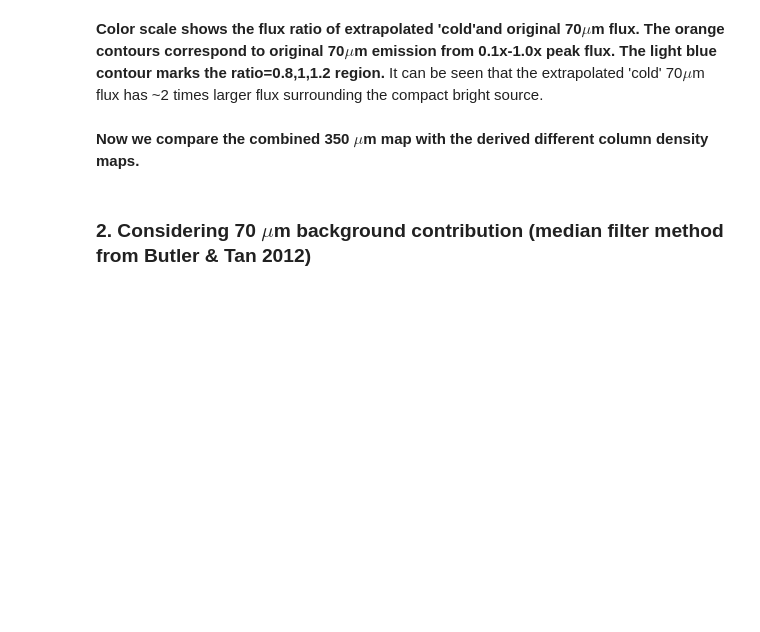
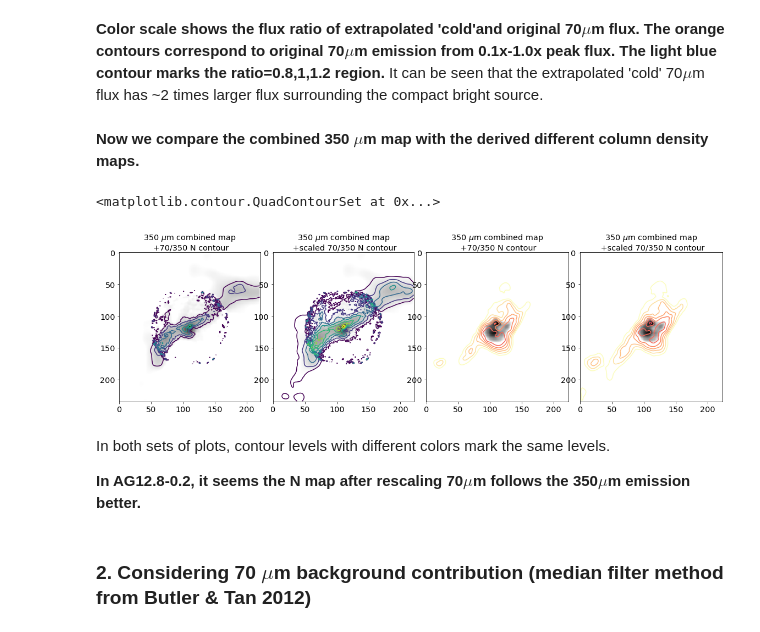
Before and after one commit to yxlinaqua/saboca_project, a Jupyter notebook: benchmark_fitting_methods.ipynb, the cells around one changed output. Cells and saved outputs as stored; diff of their text form; code cells hidden in the pictures; blank space fills up the shorter version.

```diff
--- a/benchmark_fitting_methods.ipynb
+++ b/benchmark_fitting_methods.ipynb
@@ -175,2 +173,46 @@ f_350_2 = fits.getdata(dirapth+r'AG12.8-0.2_miriad_merge_1027.fits_sm10.fits')
+# %%
+dirpath = r'/Users/yuxinlin/saboca_sources/SPIRE_cut/SPIRE_350/temp/'
+f_350_1 = fits.getdata(dirpath+r'AG11.11-0.11_miriad_merge_1027.fits_sm10.fits')
+N_orig_1 = fits.getdata(r'/Users/yuxinlin/saboca_sources/last_ali/AG11.11-0.11_NH2_7_35.fits')
+N_e_1 = fits.getdata(r'/Users/yuxinlin/saboca_sources/last_ali/AG11.11-0.11_NH2_7_35enve.fits')
+
+f_350_2 = fits.getdata(dirpath+r'AG12.8-0.2_miriad_merge_1027.fits_sm10.fits')
+N_orig_2 = fits.getdata(r'/Users/yuxinlin/saboca_sources/last_ali/AG12.8-0.2_NH2_7_35.fits')
+N_e_2 = fits.getdata(r'/Users/yuxinlin/saboca_sources/last_ali/AG12.8-0.2_NH2_7_35enve.fits')
+
+fig, axs = plt.subplots(1,4, figsize=(20, 5), facecolor='w', edgecolor='k')
+fig.subplots_adjust(hspace =0.01, wspace=0.01)
+axs = axs.ravel()
+
+im=axs[0].imshow(np.log10(f_350_1),vmin=0.2,cmap='gist_gray_r')
+axs[0].set_title('350 $\mu$m combined map\n +70/350 N contour')
+axs[0].contour(N_orig_1, levels=np.arange(22.4,23.0,0.1))
+
+
+im=axs[1].imshow(np.log10(f_350_1),vmin=0.2,cmap='gist_gray_r')
+#axs[0].set_title('350 $\mu$m combined map')
+axs[1].set_title('350 $\mu$m combined map\n +scaled 70/350 N contour')
+
+axs[1].contour(N_e_1, levels=np.arange(22.4,23.0,0.1))
+
+
+
+im=axs[2].imshow(np.log10(f_350_2),vmin=1.5,cmap='gist_gray_r')
+axs[2].set_title('350 $\mu$m combined map\n +70/350 N contour')
+axs[2].contour(N_orig_2, levels=np.arange(22.8,24.5,0.1),cmap='magma_r')
+
+
+im=axs[3].imshow(np.log10(f_350_2),vmin=1.5,cmap='gist_gray_r')
+#axs[0].set_title('350 $\mu$m combined map')
+axs[3].set_title('350 $\mu$m combined map\n +scaled 70/350 N contour')
+
+axs[3].contour(N_e_2, levels=np.arange(22.8,24.5,0.1),cmap='magma_r')
+# %% [output]
+<matplotlib.contour.QuadContourSet at 0x...>
+[figure, added]
+# %% [markdown]
+In both sets of plots, contour levels with different colors mark the same levels.
+
+__In AG12.8-0.2, it seems the N map after rescaling 70$\mu$m follows the 350$\mu$m emission better.__
 # %% [markdown]
 ### 2. Considering 70 $\mu$m background contribution (median filter method from Butler & Tan 2012)
```
Also changed, not shown: parts of 4 cells of this notebook.
